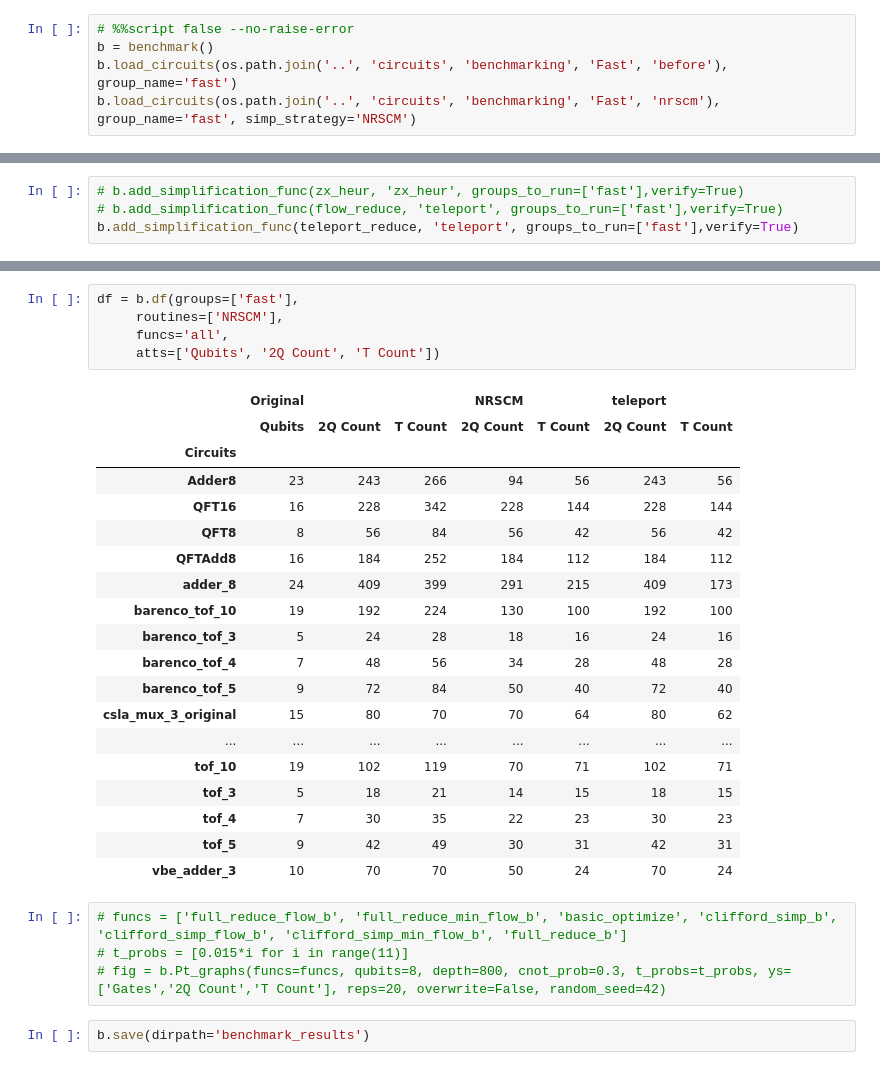
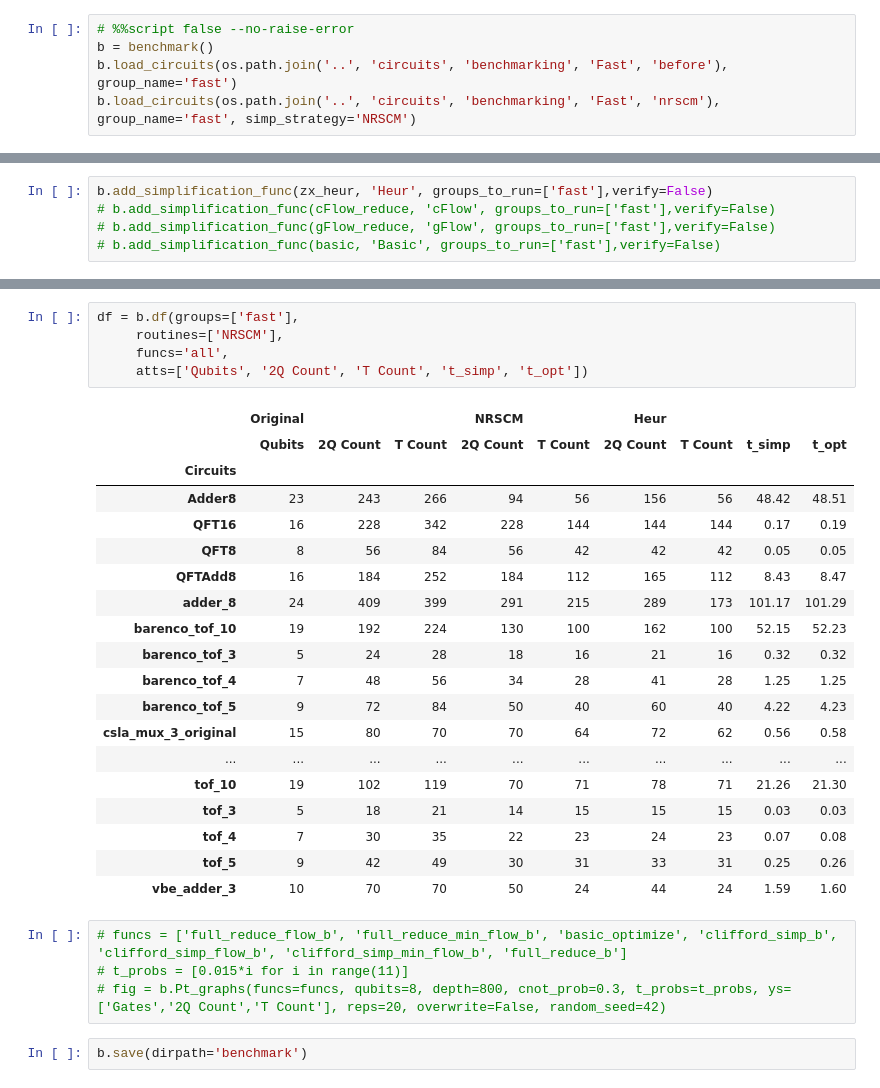
Before and after one commit to calumholker/pyzx, a Jupyter notebook: optimisation/benchmarking.ipynb, the cells around one changed output, grey strips where cells are left out. Cells and saved outputs as stored; diff of their text form.

Commit message:
updated circuit files

```diff
--- a/optimisation/benchmarking.ipynb
+++ b/optimisation/benchmarking.ipynb
@@ -51,7 +70,8 @@ def teleport_reduce(c):
 # %%
-# b.add_simplification_func(zx_heur, 'zx_heur', groups_to_run=['fast'],verify=True)
-# b.add_simplification_func(flow_reduce, 'teleport', groups_to_run=['fast'],verify=True)
-b.add_simplification_func(teleport_reduce, 'teleport', groups_to_run=['fast'],verify=True)
+b.add_simplification_func(zx_heur, 'Heur', groups_to_run=['fast'],verify=False)
+# b.add_simplification_func(cFlow_reduce, 'cFlow', groups_to_run=['fast'],verify=False)
+# b.add_simplification_func(gFlow_reduce, 'gFlow', groups_to_run=['fast'],verify=False)
+# b.add_simplification_func(basic, 'Basic', groups_to_run=['fast'],verify=False)
 # %%
 b.show_attributes()
 # %% [output]
@@ -64,31 +84,31 @@ Loaded circuit groups:  ['fast']
 # %%
 df = b.df(groups=['fast'],
      routines=['NRSCM'],
      funcs='all',
-     atts=['Qubits', '2Q Count', 'T Count'])
+     atts=['Qubits', '2Q Count', 'T Count', 't_simp', 't_opt'])
 # %% [output]
-|  | Original |  |  | NRSCM |  | teleport |  |
-|  | Qubits | 2Q Count | T Count | 2Q Count | T Count | 2Q Count | T Count |
-| Circuits |  |  |  |  |  |  |  |
-| Adder8 | 23 | 243 | 266 | 94 | 56 | 243 | 56 |
-| QFT16 | 16 | 228 | 342 | 228 | 144 | 228 | 144 |
-| QFT8 | 8 | 56 | 84 | 56 | 42 | 56 | 42 |
-| QFTAdd8 | 16 | 184 | 252 | 184 | 112 | 184 | 112 |
-| adder_8 | 24 | 409 | 399 | 291 | 215 | 409 | 173 |
-| barenco_tof_10 | 19 | 192 | 224 | 130 | 100 | 192 | 100 |
-| barenco_tof_3 | 5 | 24 | 28 | 18 | 16 | 24 | 16 |
-| barenco_tof_4 | 7 | 48 | 56 | 34 | 28 | 48 | 28 |
-| barenco_tof_5 | 9 | 72 | 84 | 50 | 40 | 72 | 40 |
-| csla_mux_3_original | 15 | 80 | 70 | 70 | 64 | 80 | 62 |
-| ... | ... | ... | ... | ... | ... | ... | ... |
-| tof_10 | 19 | 102 | 119 | 70 | 71 | 102 | 71 |
-| tof_3 | 5 | 18 | 21 | 14 | 15 | 18 | 15 |
-| tof_4 | 7 | 30 | 35 | 22 | 23 | 30 | 23 |
-| tof_5 | 9 | 42 | 49 | 30 | 31 | 42 | 31 |
-| vbe_adder_3 | 10 | 70 | 70 | 50 | 24 | 70 | 24 |
+|  | Original |  |  | NRSCM |  | Heur |  |  |  |
+|  | Qubits | 2Q Count | T Count | 2Q Count | T Count | 2Q Count | T Count | t_simp | t_opt |
+| Circuits |  |  |  |  |  |  |  |  |  |
+| Adder8 | 23 | 243 | 266 | 94 | 56 | 156 | 56 | 48.42 | 48.51 |
+| QFT16 | 16 | 228 | 342 | 228 | 144 | 144 | 144 | 0.17 | 0.19 |
+| QFT8 | 8 | 56 | 84 | 56 | 42 | 42 | 42 | 0.05 | 0.05 |
+| QFTAdd8 | 16 | 184 | 252 | 184 | 112 | 165 | 112 | 8.43 | 8.47 |
+| adder_8 | 24 | 409 | 399 | 291 | 215 | 289 | 173 | 101.17 | 101.29 |
+| barenco_tof_10 | 19 | 192 | 224 | 130 | 100 | 162 | 100 | 52.15 | 52.23 |
+| barenco_tof_3 | 5 | 24 | 28 | 18 | 16 | 21 | 16 | 0.32 | 0.32 |
+| barenco_tof_4 | 7 | 48 | 56 | 34 | 28 | 41 | 28 | 1.25 | 1.25 |
+| barenco_tof_5 | 9 | 72 | 84 | 50 | 40 | 60 | 40 | 4.22 | 4.23 |
+| csla_mux_3_original | 15 | 80 | 70 | 70 | 64 | 72 | 62 | 0.56 | 0.58 |
+| ... | ... | ... | ... | ... | ... | ... | ... | ... | ... |
+| tof_10 | 19 | 102 | 119 | 70 | 71 | 78 | 71 | 21.26 | 21.30 |
+| tof_3 | 5 | 18 | 21 | 14 | 15 | 15 | 15 | 0.03 | 0.03 |
+| tof_4 | 7 | 30 | 35 | 22 | 23 | 24 | 23 | 0.07 | 0.08 |
+| tof_5 | 9 | 42 | 49 | 30 | 31 | 33 | 31 | 0.25 | 0.26 |
+| vbe_adder_3 | 10 | 70 | 70 | 50 | 24 | 44 | 24 | 1.59 | 1.60 |
 # %%
 # funcs = ['full_reduce_flow_b', 'full_reduce_min_flow_b', 'basic_optimize', 'clifford_simp_b', 'clifford_simp_flow_b', 'clifford_simp_min_flow_b', 'full_reduce_b']
 # t_probs = [0.015*i for i in range(11)]
 # fig = b.Pt_graphs(funcs=funcs, qubits=8, depth=800, cnot_prob=0.3, t_probs=t_probs, ys=['Gates','2Q Count','T Count'], reps=20, overwrite=False, random_seed=42)
 # %%
-b.save(dirpath='benchmark_results')
+b.save(dirpath='benchmark')
```
Also changed, not shown: parts of 4 cells of this notebook, 24 other files.
